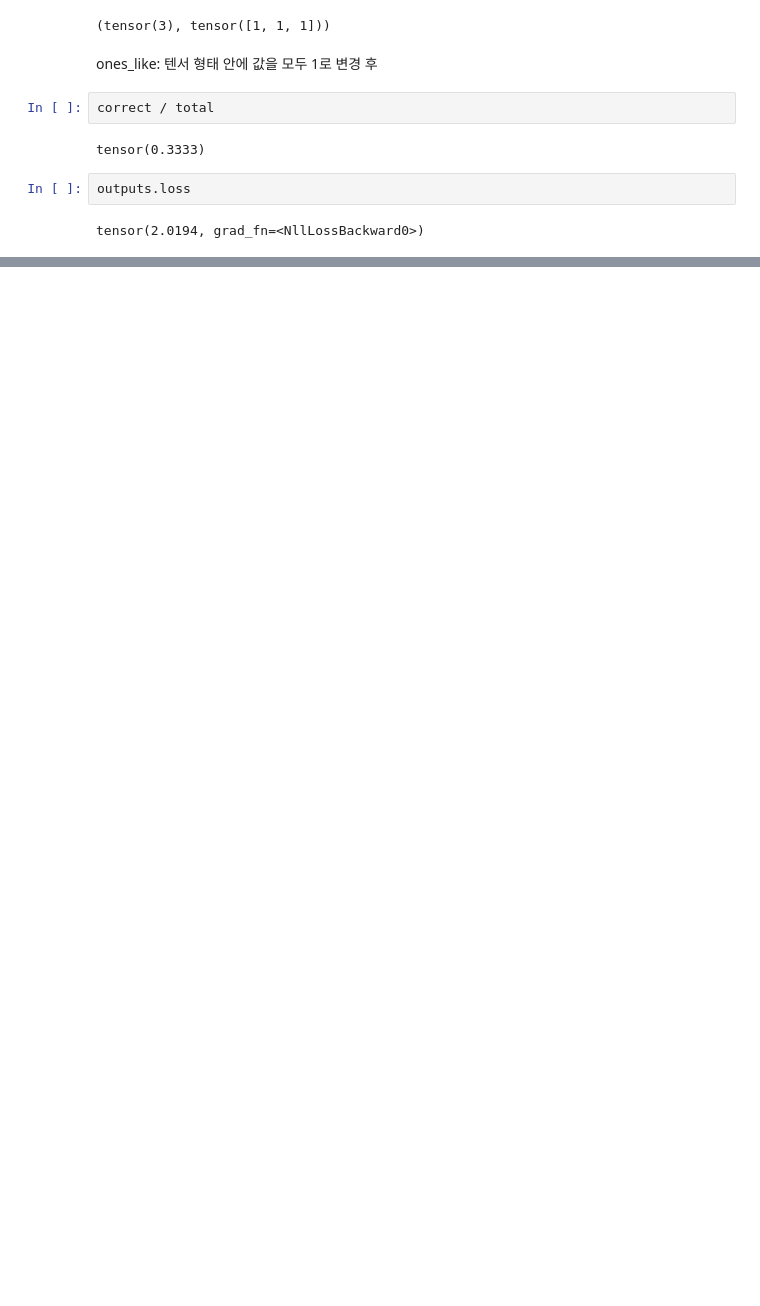
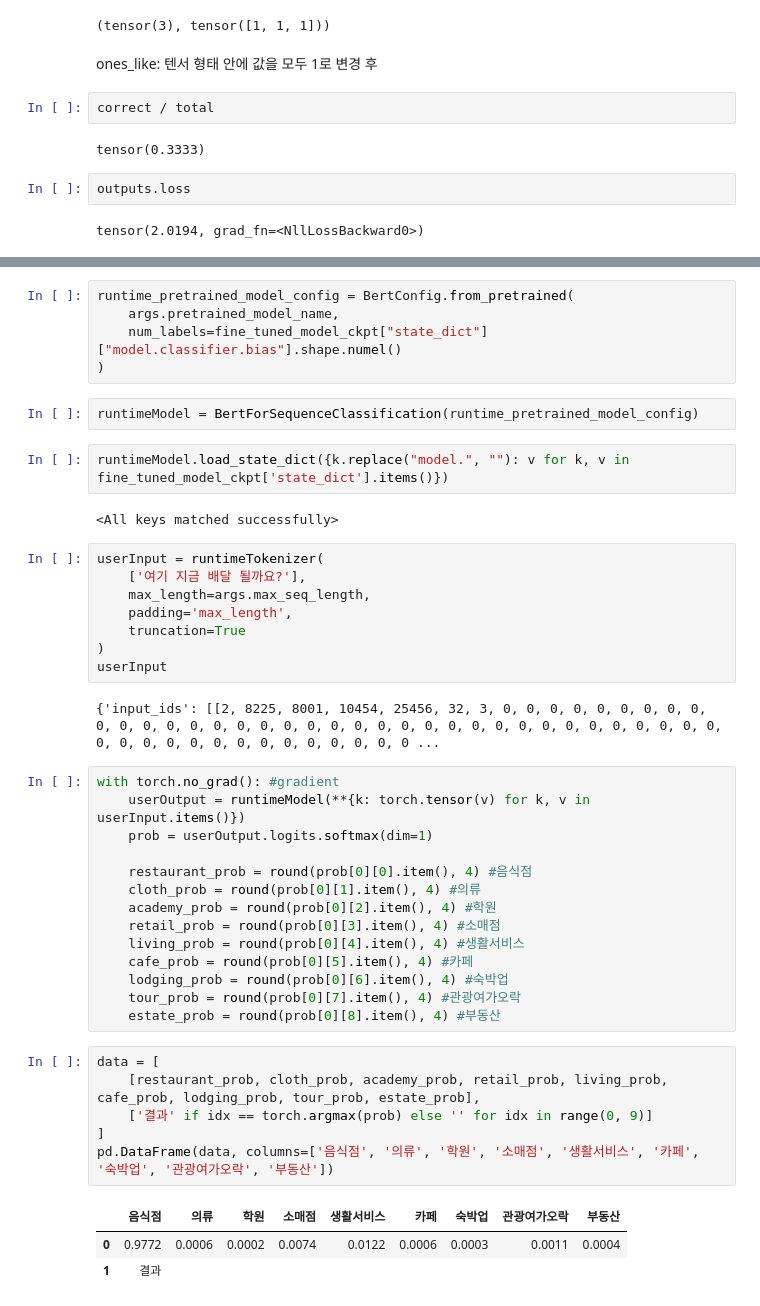
Before and after one commit to KangnamUnivShuttle/tensor_study, a Jupyter notebook: notebook/NLP/Data training.ipynb, the cells around one changed output, grey strips where cells are left out. Cells and saved outputs as stored; diff of their text form; blank space fills up the shorter version.

```diff
--- a/notebook/NLP/Data training.ipynb
+++ b/notebook/NLP/Data training.ipynb
@@ -428,0 +464,45 @@ tensor(2.0194, grad_fn=<NllLossBackward0>)
+# %%
+runtime_pretrained_model_config = BertConfig.from_pretrained(
+    args.pretrained_model_name,
+    num_labels=fine_tuned_model_ckpt["state_dict"]["model.classifier.bias"].shape.numel()
+)
+# %%
+runtimeModel = BertForSequenceClassification(runtime_pretrained_model_config)
+# %%
+runtimeModel.load_state_dict({k.replace("model.", ""): v for k, v in fine_tuned_model_ckpt['state_dict'].items()})
+# %% [output]
+<All keys matched successfully>
+# %%
+userInput = runtimeTokenizer(
+    ['여기 지금 배달 될까요?'],
+    max_length=args.max_seq_length,
+    padding='max_length',
+    truncation=True
+)
+userInput
+# %% [output]
+{'input_ids': [[2, 8225, 8001, 10454, 25456, 32, 3, 0, 0, 0, 0, 0, 0, 0, 0, 0, 0, 0, 0, 0, 0, 0, 0, 0, 0, 0, 0, 0, 0, 0, 0, 0, 0, 0, 0, 0, 0, 0, 0, 0, 0, 0, 0, 0, 0, 0, 0, 0, 0, 0, 0, 0, 0, 0, 0, 0, 0 ...
+# %%
+with torch.no_grad(): #gradient
+    userOutput = runtimeModel(**{k: torch.tensor(v) for k, v in userInput.items()})
+    prob = userOutput.logits.softmax(dim=1)
+
+    restaurant_prob = round(prob[0][0].item(), 4) #음식점
+    cloth_prob = round(prob[0][1].item(), 4) #의류
+    academy_prob = round(prob[0][2].item(), 4) #학원
+    retail_prob = round(prob[0][3].item(), 4) #소매점
+    living_prob = round(prob[0][4].item(), 4) #생활서비스
+    cafe_prob = round(prob[0][5].item(), 4) #카페
+    lodging_prob = round(prob[0][6].item(), 4) #숙박업
+    tour_prob = round(prob[0][7].item(), 4) #관광여가오락
+    estate_prob = round(prob[0][8].item(), 4) #부동산
+# %%
+data = [
+    [restaurant_prob, cloth_prob, academy_prob, retail_prob, living_prob, cafe_prob, lodging_prob, tour_prob, estate_prob],
+    ['결과' if idx == torch.argmax(prob) else '' for idx in range(0, 9)]
+]
+pd.DataFrame(data, columns=['음식점', '의류', '학원', '소매점', '생활서비스', '카페', '숙박업', '관광여가오락', '부동산'])
+# %% [output]
+|  | 음식점 | 의류 | 학원 | 소매점 | 생활서비스 | 카페 | 숙박업 | 관광여가오락 | 부동산 |
+| 0 | 0.9772 | 0.0006 | 0.0002 | 0.0074 | 0.0122 | 0.0006 | 0.0003 | 0.0011 | 0.0004 |
+| 1 | 결과 |  |  |  |  |  |  |  |  |
```
Also changed, not shown: parts of 12 cells of this notebook, 1 other file.
